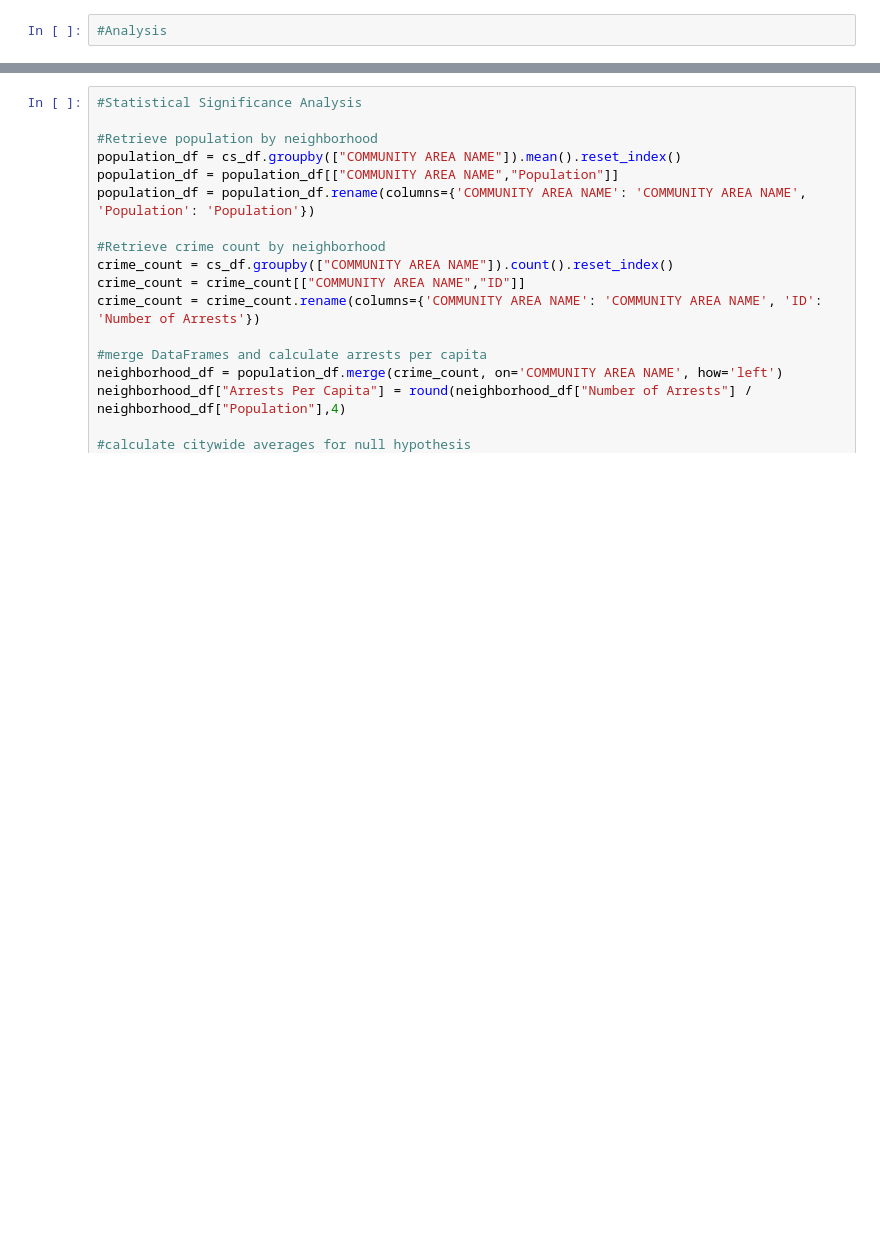
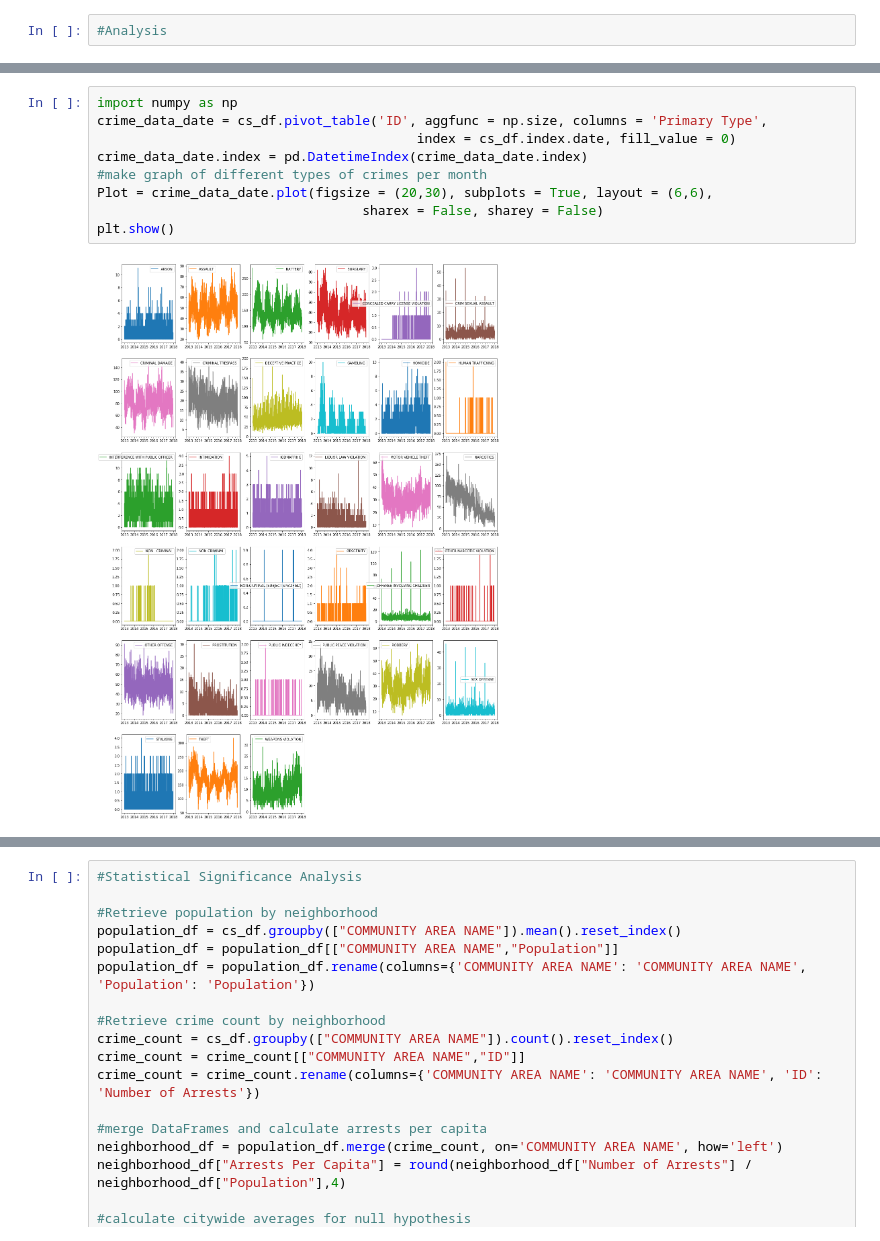
Before and after one commit to nhebert/Project, a Jupyter notebook: Project_Data_Complete.ipynb, the cells around one changed output, grey strips where cells are left out. Saved outputs shown, nothing was run; the diff lists cells and outputs as text; blank space fills up the shorter version.

```diff
--- a/Project_Data_Complete.ipynb
+++ b/Project_Data_Complete.ipynb
@@ -105,0 +152,11 @@ cs_df
+# %%
+import numpy as np
+crime_data_date = cs_df.pivot_table('ID', aggfunc = np.size, columns = 'Primary Type',
+                                         index = cs_df.index.date, fill_value = 0)
+crime_data_date.index = pd.DatetimeIndex(crime_data_date.index)
+#make graph of different types of crimes per month
+Plot = crime_data_date.plot(figsize = (20,30), subplots = True, layout = (6,6),
+                                  sharex = False, sharey = False)
+plt.show()
+# %% [output]
+[figure, added]
```
Also changed, not shown: parts of 9 cells of this notebook.
